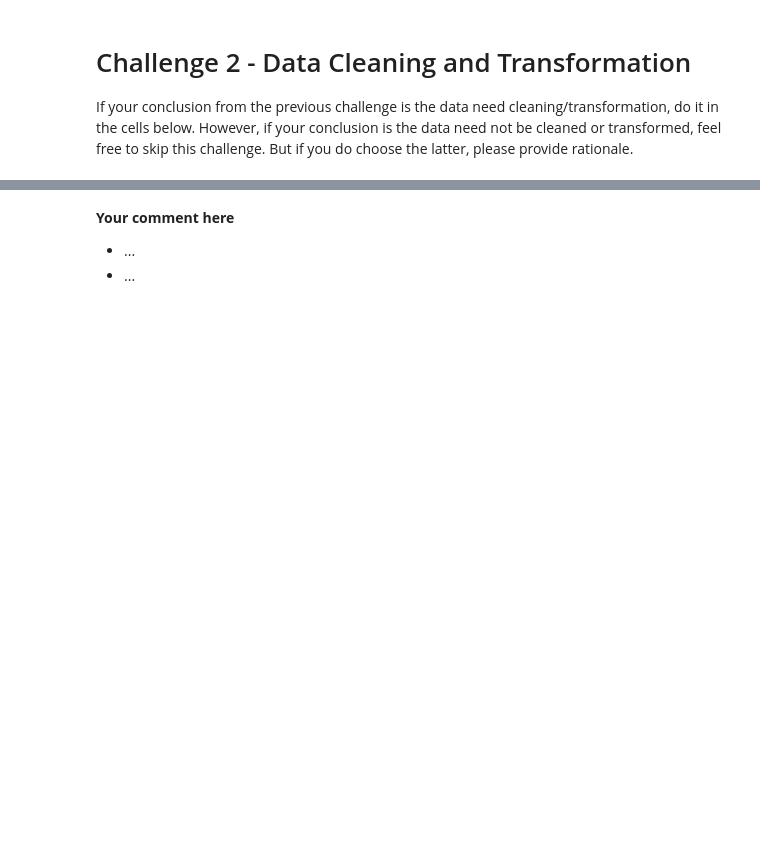
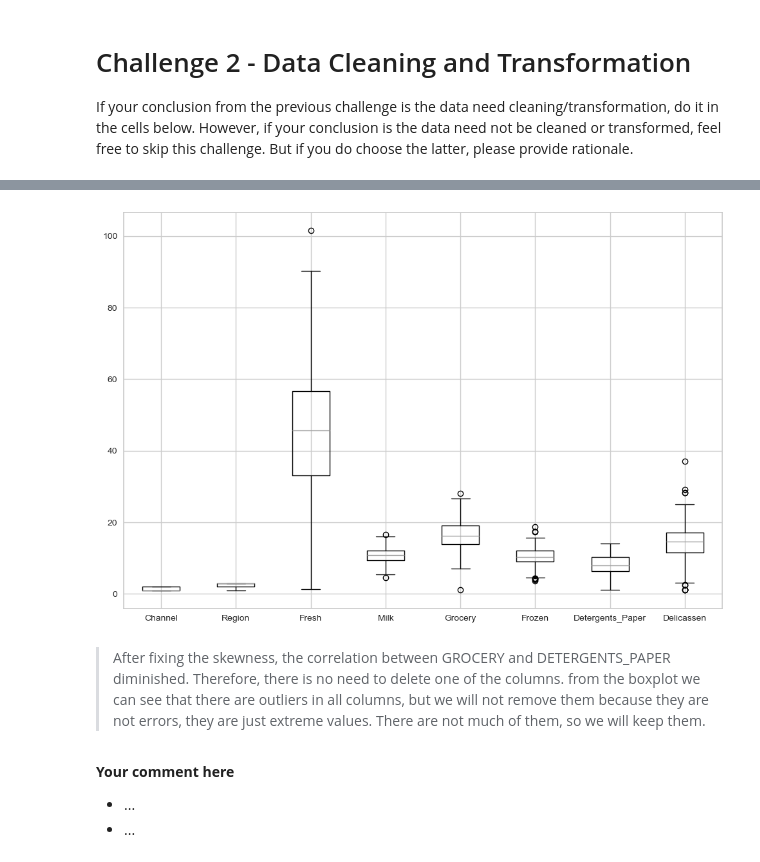
Before and after one commit to natanael-2012/lab-unsupervised-learning, a Jupyter notebook: your-code/main.ipynb, the cells around one changed output, grey strips where cells are left out. Cells and saved outputs as stored; diff of their text form; code cells hidden in the pictures; blank space fills up the shorter version.

```diff
--- a/your-code/main.ipynb
+++ b/your-code/main.ipynb
@@ -96 +281,12 @@ If your conclusion from the previous challenge is the data need cleaning/transfo
+# %%
+# boxplot
+plt.figure(figsize=(12, 8))
+data.boxplot()
+plt.show()
+# %% [output]
+[figure, added]
+# %% [markdown]
+> After fixing the skewness, the correlation between GROCERY and DETERGENTS_PAPER diminished. Therefore, there is no need to delete one of the columns.
+> from the boxplot we can see that there are outliers in all columns, but we will not remove them because they are not errors, they are just extreme values. There are not much of them, so we will keep them.
+>
 # %%
```
Also changed, not shown: parts of 32 cells of this notebook.
